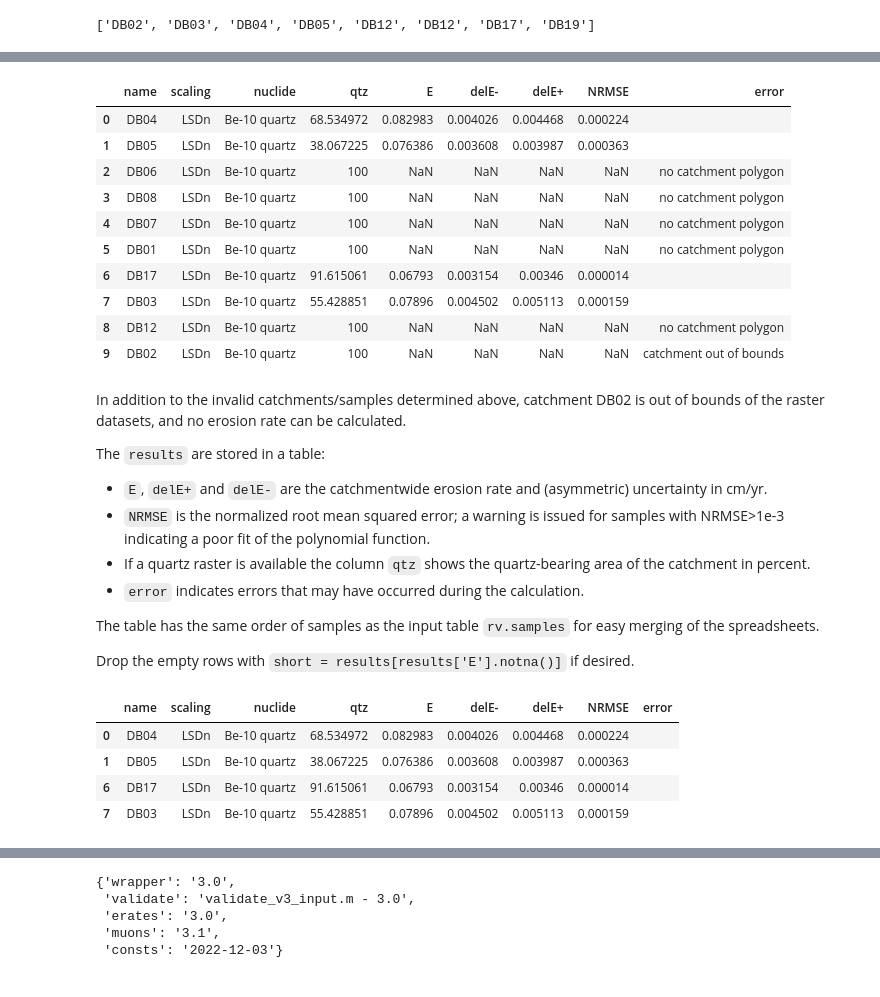
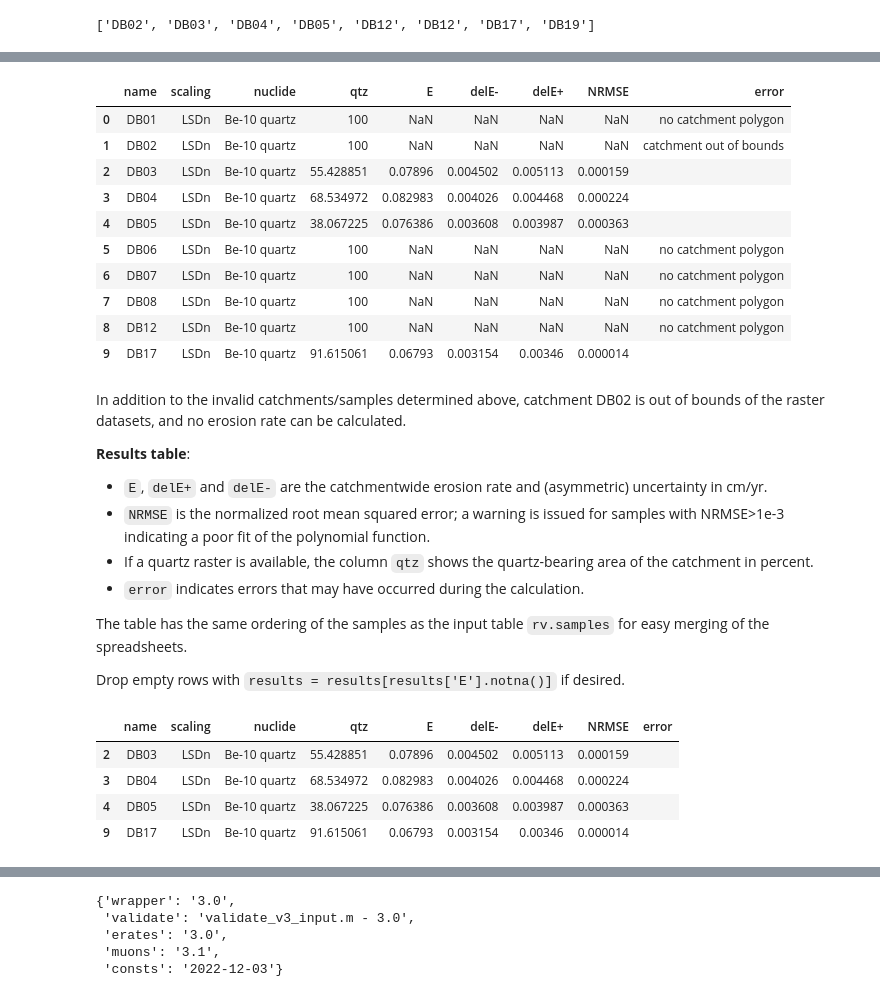
Before and after one commit to kstueb/riversand, a Jupyter notebook: riversand/example_scripts/quickstart.ipynb, the cells around one changed output, grey strips where cells are left out. Saved outputs shown, nothing was run; the diff lists cells and outputs as text; code cells hidden in the pictures.

```diff
--- a/riversand/example_scripts/quickstart.ipynb
+++ b/riversand/example_scripts/quickstart.ipynb
@@ -114,15 +136,14 @@ For processing a shapefile with multiple catchment polygons, the sample data sho
 # %%
-# Create a new 'Riversand' object
-rv = riversand.Riversand()
+# Create a new 'Riversand' object:
+rv = riversand.Riversand("test_data")
 
-# Add raster datasets
-rv.add_raster('toposhielding_35m.tif', path, dtype='shielding')
-rv.add_raster('dem_utm_35m.tif', path, dtype='elevation')
-rv.add_raster('quartz_35m.tif', path, dtype='quartz')
+# Add raster datasets:
+rv.add_raster('dem_utm_35m.tif', dtype='elevation')
+rv.add_raster('toposhielding_35m.tif', dtype='shielding') # optional
+rv.add_raster('quartz_35m.tif', dtype='quartz') # optional
 
-# Add sample data from a spreadsheet
-rv.add_samples(fname='test_samples.ods', path=path) # .xlsx, .ods, .csv
-
-rv.samples # display dataset; additional column such as lat, long, elev will be ignored
+# Add sample data from a spreadsheet:
+rv.add_samples('test_samples.ods') # .xlsx, .ods, .csv
+rv.samples # display dataset; columns lat, long and elev are irrelevant and will be ignored
 # %% [output]
 |  | name | density | shielding | nuclide | N | delN | lat | long | elev |
@@ -139,6 +160,6 @@ rv.samples # display dataset; additional column such as lat, long, elev will be
 # %%
-# Add catchment shapefile with one or several catchment polygons
-rv.add_catchments(fname='test_multi_catchment.shp', path=path)
+# Add catchment shapefile with one or several catchment polygons:
+rv.add_catchments('test_multi_catchment.shp')
 
 rv.catchments # display some info on the catchment data
 # %% [output]
@@ -177,6 +190,10 @@ rv.valid_catchments
 # %%
-# Process a multi-catchment dataset
-results = rv.process_multi_catchment(bins=100, scaling='LSDn', shielding='topo', unit='mm/kyr', plot='jpg')
+# Process a multi-catchment dataset:
+results = rv.process_multi_catchment(bins=100,
+                                     scaling='LSDn',
+                                     shielding='topo',
+                                     unit='mm/kyr',
+                                     plot='jpg')
 # %% [output]
 Processing multi-catchment dataset
 Bin size : 100 m
@@ -200,28 +217,28 @@ Saving plots as .jpg in './plots'
 results # display results (cm/yr)
 # %% [output]
 |  | name | scaling | nuclide | qtz | E | delE- | delE+ | NRMSE | error |
-| 0 | DB04 | LSDn | Be-10 quartz | 68.534972 | 0.082983 | 0.004026 | 0.004468 | 0.000224 |  |
-| 1 | DB05 | LSDn | Be-10 quartz | 38.067225 | 0.076386 | 0.003608 | 0.003987 | 0.000363 |  |
-| 2 | DB06 | LSDn | Be-10 quartz | 100 | NaN | NaN | NaN | NaN | no catchment polygon |
-| 3 | DB08 | LSDn | Be-10 quartz | 100 | NaN | NaN | NaN | NaN | no catchment polygon |
-| 4 | DB07 | LSDn | Be-10 quartz | 100 | NaN | NaN | NaN | NaN | no catchment polygon |
-| 5 | DB01 | LSDn | Be-10 quartz | 100 | NaN | NaN | NaN | NaN | no catchment polygon |
-| 6 | DB17 | LSDn | Be-10 quartz | 91.615061 | 0.06793 | 0.003154 | 0.00346 | 0.000014 |  |
-| 7 | DB03 | LSDn | Be-10 quartz | 55.428851 | 0.07896 | 0.004502 | 0.005113 | 0.000159 |  |
+| 0 | DB01 | LSDn | Be-10 quartz | 100 | NaN | NaN | NaN | NaN | no catchment polygon |
+| 1 | DB02 | LSDn | Be-10 quartz | 100 | NaN | NaN | NaN | NaN | catchment out of bounds |
+| 2 | DB03 | LSDn | Be-10 quartz | 55.428851 | 0.07896 | 0.004502 | 0.005113 | 0.000159 |  |
+| 3 | DB04 | LSDn | Be-10 quartz | 68.534972 | 0.082983 | 0.004026 | 0.004468 | 0.000224 |  |
+| 4 | DB05 | LSDn | Be-10 quartz | 38.067225 | 0.076386 | 0.003608 | 0.003987 | 0.000363 |  |
+| 5 | DB06 | LSDn | Be-10 quartz | 100 | NaN | NaN | NaN | NaN | no catchment polygon |
+| 6 | DB07 | LSDn | Be-10 quartz | 100 | NaN | NaN | NaN | NaN | no catchment polygon |
+| 7 | DB08 | LSDn | Be-10 quartz | 100 | NaN | NaN | NaN | NaN | no catchment polygon |
 | 8 | DB12 | LSDn | Be-10 quartz | 100 | NaN | NaN | NaN | NaN | no catchment polygon |
-| 9 | DB02 | LSDn | Be-10 quartz | 100 | NaN | NaN | NaN | NaN | catchment out of bounds |
+| 9 | DB17 | LSDn | Be-10 quartz | 91.615061 | 0.06793 | 0.003154 | 0.00346 | 0.000014 |  |
 # %% [markdown]
 In addition to the invalid catchments/samples determined above, catchment DB02 is out of bounds of the raster datasets, and no erosion rate can be calculated.
 
-The `results` are stored in a table:
+**Results table**:
 
 - `E`, `delE+` and `delE-` are the catchmentwide erosion rate and (asymmetric) uncertainty in cm/yr.
 - `NRMSE` is the normalized root mean squared error; a warning is issued for samples with NRMSE>1e-3 indicating a poor fit of the polynomial function.
-- If a quartz raster is available the column `qtz` shows the quartz-bearing area of the catchment in percent.
+- If a quartz raster is available, the column `qtz` shows the quartz-bearing area of the catchment in percent.
 - `error` indicates errors that may have occurred during the calculation.
 
 
-The table has the same order of samples as the input table `rv.samples` for easy merging of the spreadsheets.
+The table has the same ordering of the samples as the input table `rv.samples` for easy merging of the spreadsheets.
 
-Drop the empty rows with `short = results[results['E'].notna()]` if desired.
+Drop empty rows with `results = results[results['E'].notna()]` if desired.
 # %%
@@ -229,11 +246,11 @@ results.to_excel('Example2_LSDn.xlsx') # save data to spreadsheet
 # %%
 # same table without the empty rows
-short = results[results['E'].notna()]
-short.to_excel('Example2_LSDn_short.xlsx') # save short version to spreadsheet
-short
+results = results[results['E'].notna()]
+results.to_excel('Example3_LSDn_short.xlsx') # save short version to spreadsheet
+results
 # %% [output]
 |  | name | scaling | nuclide | qtz | E | delE- | delE+ | NRMSE | error |
-| 0 | DB04 | LSDn | Be-10 quartz | 68.534972 | 0.082983 | 0.004026 | 0.004468 | 0.000224 |  |
-| 1 | DB05 | LSDn | Be-10 quartz | 38.067225 | 0.076386 | 0.003608 | 0.003987 | 0.000363 |  |
-| 6 | DB17 | LSDn | Be-10 quartz | 91.615061 | 0.06793 | 0.003154 | 0.00346 | 0.000014 |  |
-| 7 | DB03 | LSDn | Be-10 quartz | 55.428851 | 0.07896 | 0.004502 | 0.005113 | 0.000159 |  |
+| 2 | DB03 | LSDn | Be-10 quartz | 55.428851 | 0.07896 | 0.004502 | 0.005113 | 0.000159 |  |
+| 3 | DB04 | LSDn | Be-10 quartz | 68.534972 | 0.082983 | 0.004026 | 0.004468 | 0.000224 |  |
+| 4 | DB05 | LSDn | Be-10 quartz | 38.067225 | 0.076386 | 0.003608 | 0.003987 | 0.000363 |  |
+| 9 | DB17 | LSDn | Be-10 quartz | 91.615061 | 0.06793 | 0.003154 | 0.00346 | 0.000014 |  |
```
Also changed, not shown: parts of 36 cells of this notebook.
